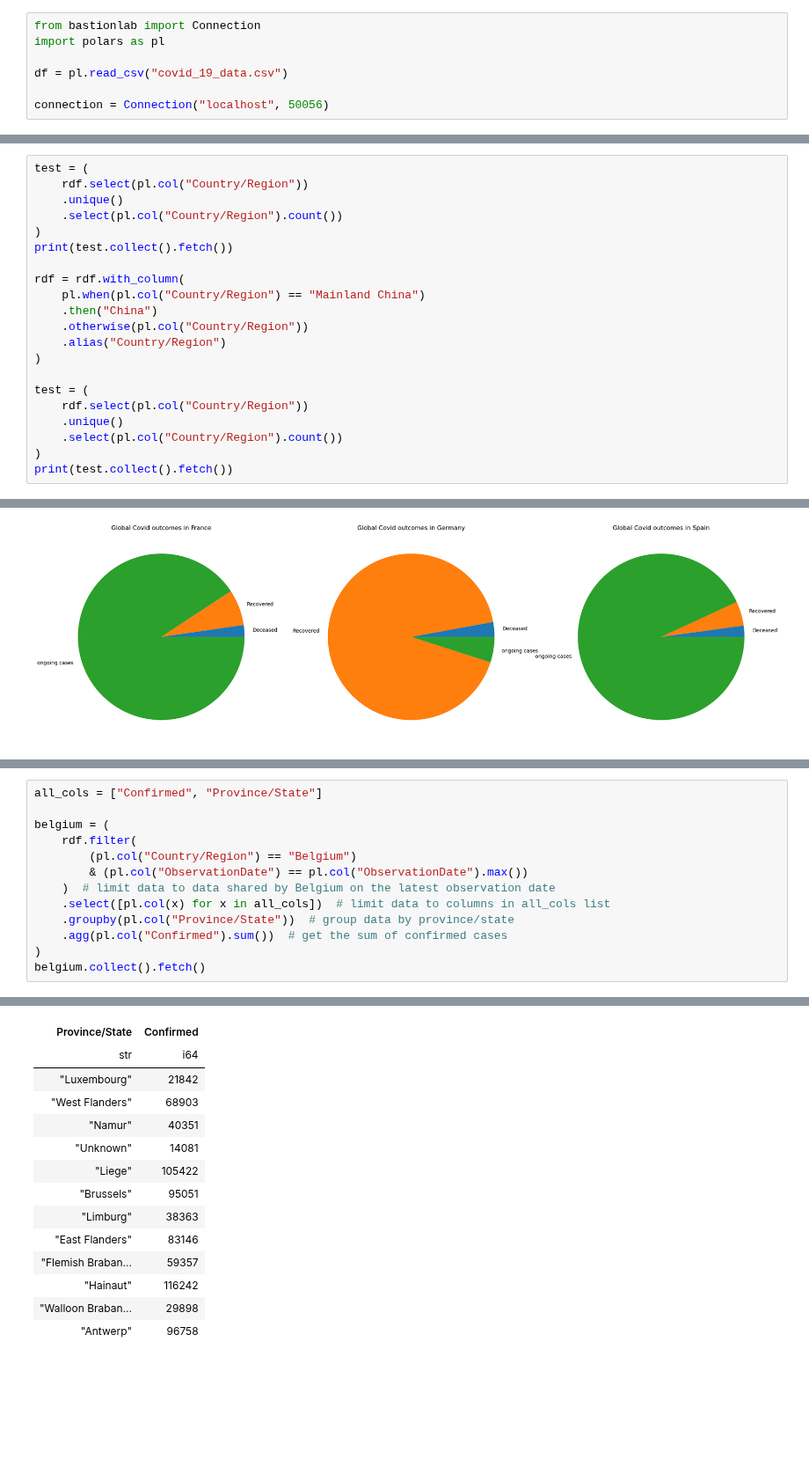
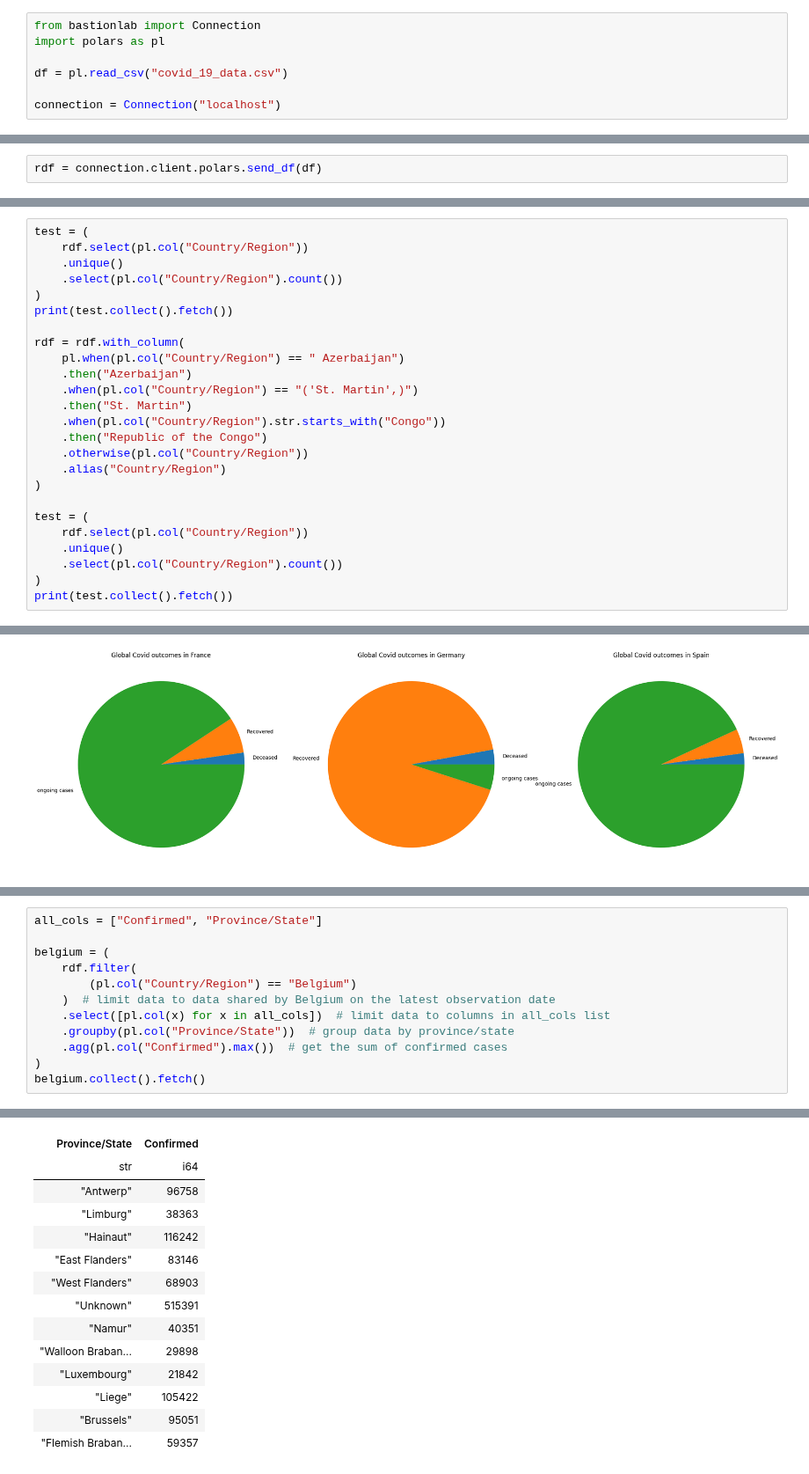
Before and after one commit to mithril-security/bastionlab, a Jupyter notebook: docs/docs/how-to-guides/covid_cleaning_exploration.ipynb, the cells around one changed output, grey strips where cells are left out. Shown at 88% size. Cells and saved outputs as stored; diff of their text form; blank space fills up the shorter version.

```diff
--- a/docs/docs/how-to-guides/covid_cleaning_exploration.ipynb
+++ b/docs/docs/how-to-guides/covid_cleaning_exploration.ipynb
@@ -58,6 +58,6 @@ import polars as pl
 
 df = pl.read_csv("covid_19_data.csv")
 
-connection = Connection("localhost", 50056)
+connection = Connection("localhost")
 # %% [markdown]
 Finally, we send the Polar's DataFrame instance to the server using Bastionlab's `polars.send_df()` method which will return a `RemoteLazyFrame` instance, a reference to the DataFrame uploaded. We will be working with it throughout this tutorial.
@@ -73,3 +64,5 @@ rdf = connection.client.polars.send_df(df, policy=policy)
+# %%
+rdf = connection.client.polars.send_df(df)
 # %% [markdown]
 We can now see the list of column names in the dataset by using RemoteDataFrame's `columns()` method.
 # %%
@@ -179,8 +180,12 @@ test = (
 print(test.collect().fetch())
 
 rdf = rdf.with_column(
-    pl.when(pl.col("Country/Region") == "Mainland China")
-    .then("China")
+    pl.when(pl.col("Country/Region") == " Azerbaijan")
+    .then("Azerbaijan")
+    .when(pl.col("Country/Region") == "('St. Martin',)")
+    .then("St. Martin")
+    .when(pl.col("Country/Region").str.starts_with("Congo"))
+    .then("Republic of the Congo")
     .otherwise(pl.col("Country/Region"))
     .alias("Country/Region")
 )
@@ -436,30 +446,29 @@ After this, we decide to take a look at confirmed cases by Province/State in Bel
 # %%
 all_cols = ["Confirmed", "Province/State"]
 
 belgium = (
     rdf.filter(
         (pl.col("Country/Region") == "Belgium")
-        & (pl.col("ObservationDate") == pl.col("ObservationDate").max())
     )  # limit data to data shared by Belgium on the latest observation date
     .select([pl.col(x) for x in all_cols])  # limit data to columns in all_cols list
     .groupby(pl.col("Province/State"))  # group data by province/state
-    .agg(pl.col("Confirmed").sum())  # get the sum of confirmed cases
+    .agg(pl.col("Confirmed").max())  # get the sum of confirmed cases
 )
 belgium.collect().fetch()
 # %% [output]
 shape: (12, 2)
 | Province/State | Confirmed |
 | str | i64 |
+| "Antwerp" | 96758 |
+| "Limburg" | 38363 |
+| "Hainaut" | 116242 |
+| "East Flanders" | 83146 |
+| "West Flanders" | 68903 |
+| "Unknown" | 515391 |
+| "Namur" | 40351 |
+| "Walloon Braban... | 29898 |
 | "Luxembourg" | 21842 |
-| "West Flanders" | 68903 |
-| "Namur" | 40351 |
-| "Unknown" | 14081 |
 | "Liege" | 105422 |
 | "Brussels" | 95051 |
-| "Limburg" | 38363 |
-| "East Flanders" | 83146 |
 | "Flemish Braban... | 59357 |
-| "Hainaut" | 116242 |
-| "Walloon Braban... | 29898 |
-| "Antwerp" | 96758 |
 # %% [markdown]
```
Also changed, not shown: parts of 23 cells of this notebook, 1 other file.
